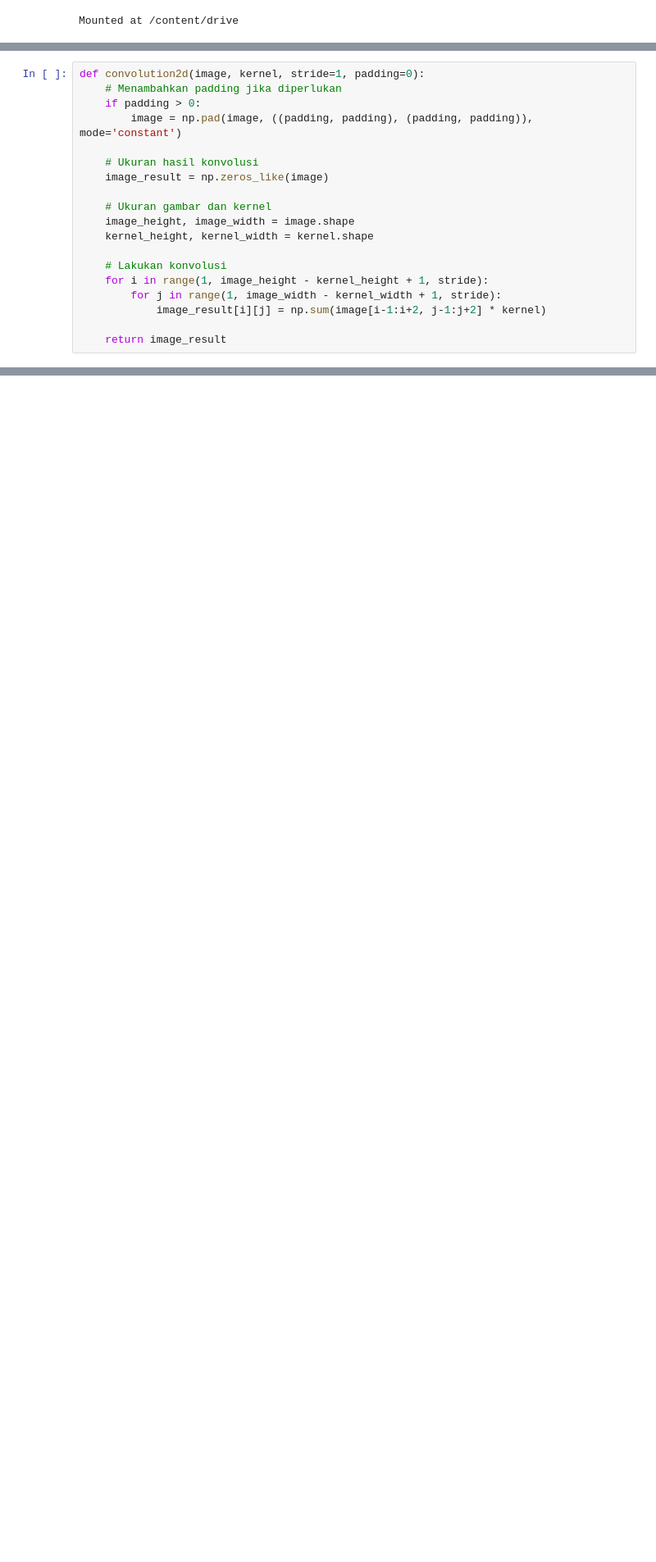
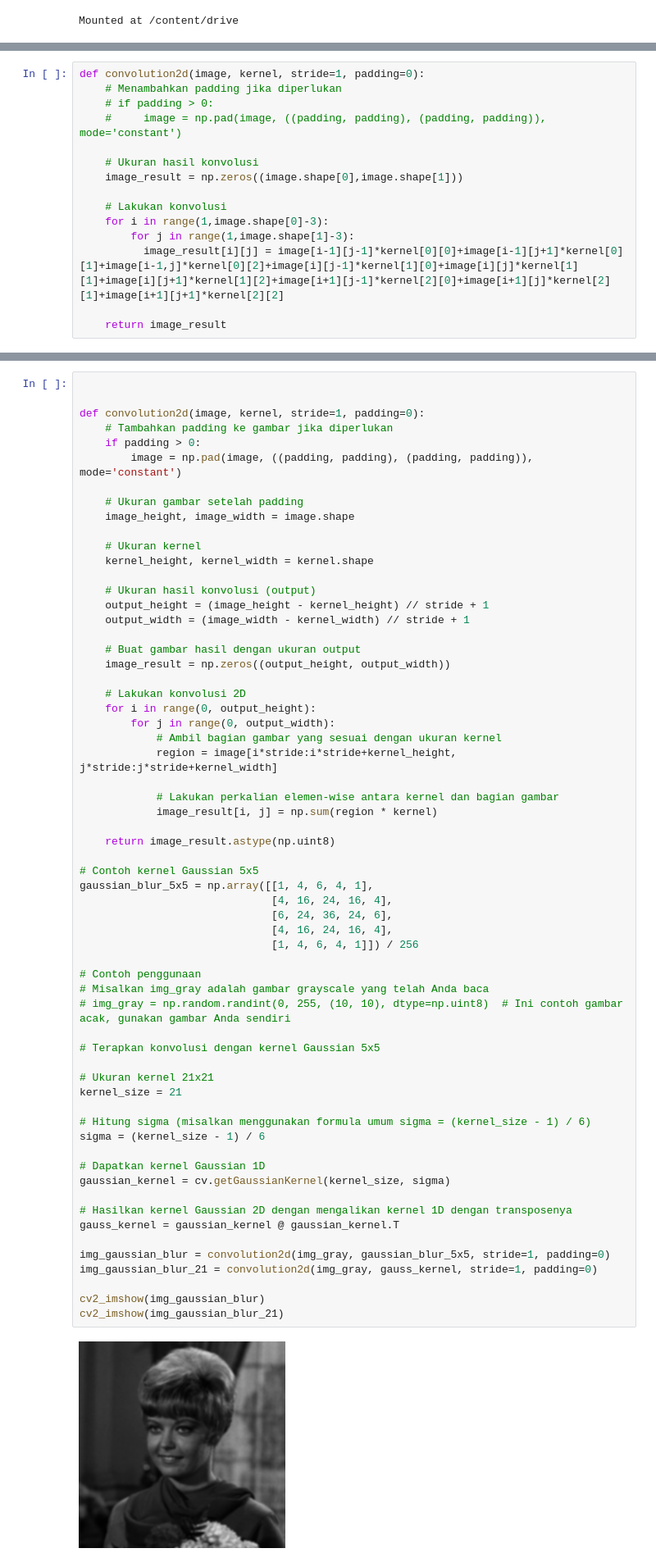
Before and after one commit to Saonoke/PVCK_Ganjil_2024, a Jupyter notebook: Week7.ipynb, the cells around one changed output, grey strips where cells are left out. Shown at 82% size. Cells and saved outputs as stored; diff of their text form; blank space fills up the shorter version.

```diff
--- a/Week7.ipynb
+++ b/Week7.ipynb
@@ -17,19 +16,15 @@ from PIL import image as im
 # %%
 def convolution2d(image, kernel, stride=1, padding=0):
     # Menambahkan padding jika diperlukan
-    if padding > 0:
-        image = np.pad(image, ((padding, padding), (padding, padding)), mode='constant')
+    # if padding > 0:
+    #     image = np.pad(image, ((padding, padding), (padding, padding)), mode='constant')
 
     # Ukuran hasil konvolusi
-    image_result = np.zeros_like(image)
-
-    # Ukuran gambar dan kernel
-    image_height, image_width = image.shape
-    kernel_height, kernel_width = kernel.shape
+    image_result = np.zeros((image.shape[0],image.shape[1]))
 
     # Lakukan konvolusi
-    for i in range(1, image_height - kernel_height + 1, stride):
-        for j in range(1, image_width - kernel_width + 1, stride):
-            image_result[i][j] = np.sum(image[i-1:i+2, j-1:j+2] * kernel)
+    for i in range(1,image.shape[0]-3):
+        for j in range(1,image.shape[1]-3):
+          image_result[i][j] = image[i-1][j-1]*kernel[0][0]+image[i-1][j+1]*kernel[0][1]+image[i-1,j]*kernel[0][2]+image[i][j-1]*kernel[1][0]+image[i][j]*kernel[1][1]+image[i][j+1]*kernel[1][2]+image[i+1][j-1]*kernel[2][0]+image[i+1][j]*kernel[2][1]+image[i+1][j+1]*kernel[2][2]
 
     return image_result
@@ -146,0 +99,64 @@ AttributeError: 'NoneType' object has no attribute 'shape'
+# %%
+
+
+def convolution2d(image, kernel, stride=1, padding=0):
+    # Tambahkan padding ke gambar jika diperlukan
+    if padding > 0:
+        image = np.pad(image, ((padding, padding), (padding, padding)), mode='constant')
+
+    # Ukuran gambar setelah padding
+    image_height, image_width = image.shape
+
+    # Ukuran kernel
+    kernel_height, kernel_width = kernel.shape
+
+    # Ukuran hasil konvolusi (output)
+    output_height = (image_height - kernel_height) // stride + 1
+    output_width = (image_width - kernel_width) // stride + 1
+
+    # Buat gambar hasil dengan ukuran output
+    image_result = np.zeros((output_height, output_width))
+
+    # Lakukan konvolusi 2D
+    for i in range(0, output_height):
+        for j in range(0, output_width):
+            # Ambil bagian gambar yang sesuai dengan ukuran kernel
+            region = image[i*stride:i*stride+kernel_height, j*stride:j*stride+kernel_width]
+
+            # Lakukan perkalian elemen-wise antara kernel dan bagian gambar
+            image_result[i, j] = np.sum(region * kernel)
+
+    return image_result.astype(np.uint8)
+
+# Contoh kernel Gaussian 5x5
+gaussian_blur_5x5 = np.array([[1, 4, 6, 4, 1],
+                              [4, 16, 24, 16, 4],
+                              [6, 24, 36, 24, 6],
+                              [4, 16, 24, 16, 4],
+                              [1, 4, 6, 4, 1]]) / 256
+
+# Contoh penggunaan
+# Misalkan img_gray adalah gambar grayscale yang telah Anda baca
+# img_gray = np.random.randint(0, 255, (10, 10), dtype=np.uint8)  # Ini contoh gambar acak, gunakan gambar Anda sendiri
+
+# Terapkan konvolusi dengan kernel Gaussian 5x5
+
+# Ukuran kernel 21x21
+kernel_size = 21
+
+# Hitung sigma (misalkan menggunakan formula umum sigma = (kernel_size - 1) / 6)
+sigma = (kernel_size - 1) / 6
+
+# Dapatkan kernel Gaussian 1D
+gaussian_kernel = cv.getGaussianKernel(kernel_size, sigma)
+
+# Hasilkan kernel Gaussian 2D dengan mengalikan kernel 1D dengan transposenya
+gauss_kernel = gaussian_kernel @ gaussian_kernel.T
+
+img_gaussian_blur = convolution2d(img_gray, gaussian_blur_5x5, stride=1, padding=0)
+img_gaussian_blur_21 = convolution2d(img_gray, gauss_kernel, stride=1, padding=0)
+
+cv2_imshow(img_gaussian_blur)
+cv2_imshow(img_gaussian_blur_21)
+# %% [output]
+[figure, added]
```
Also changed, not shown: parts of 7 cells of this notebook.
